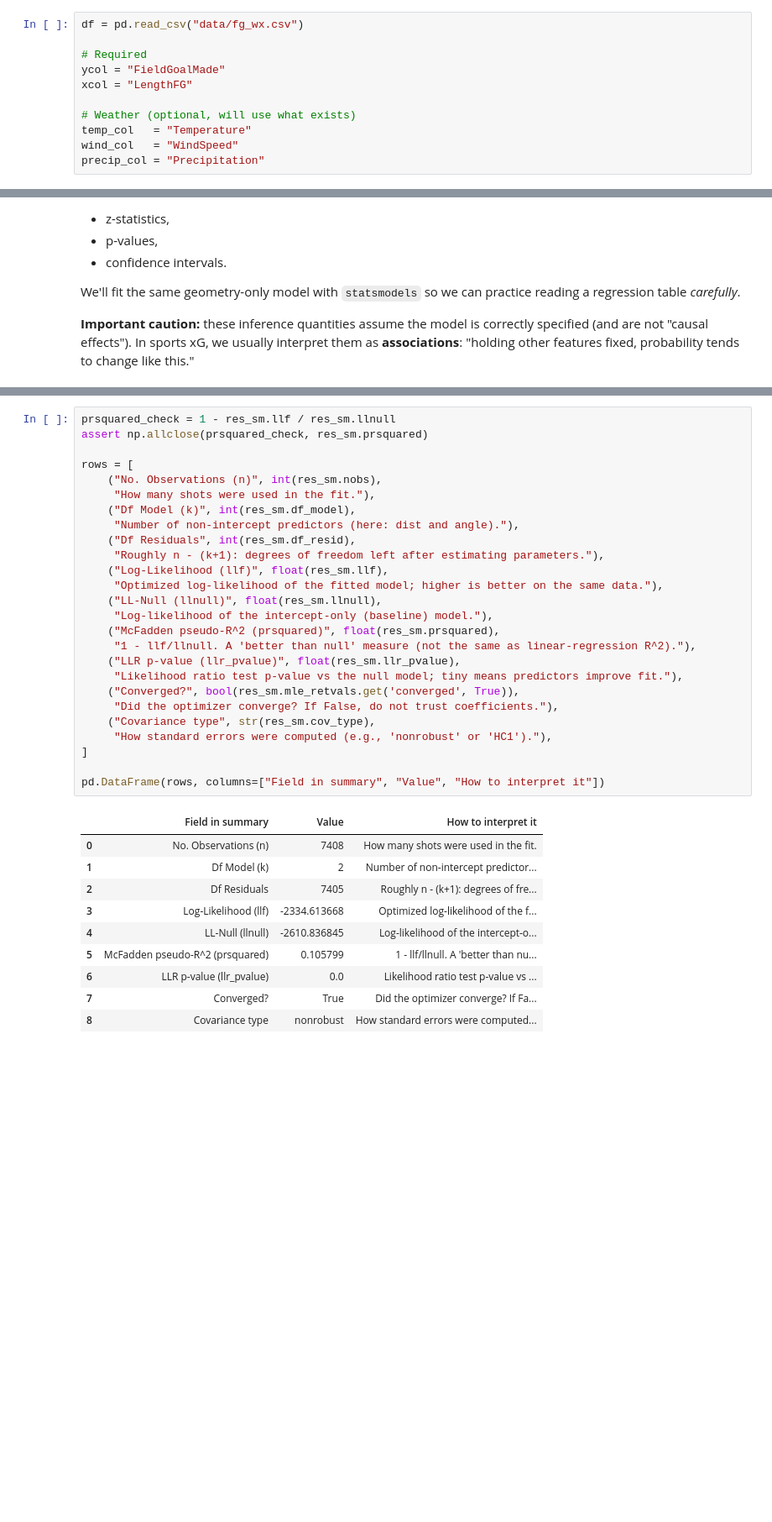
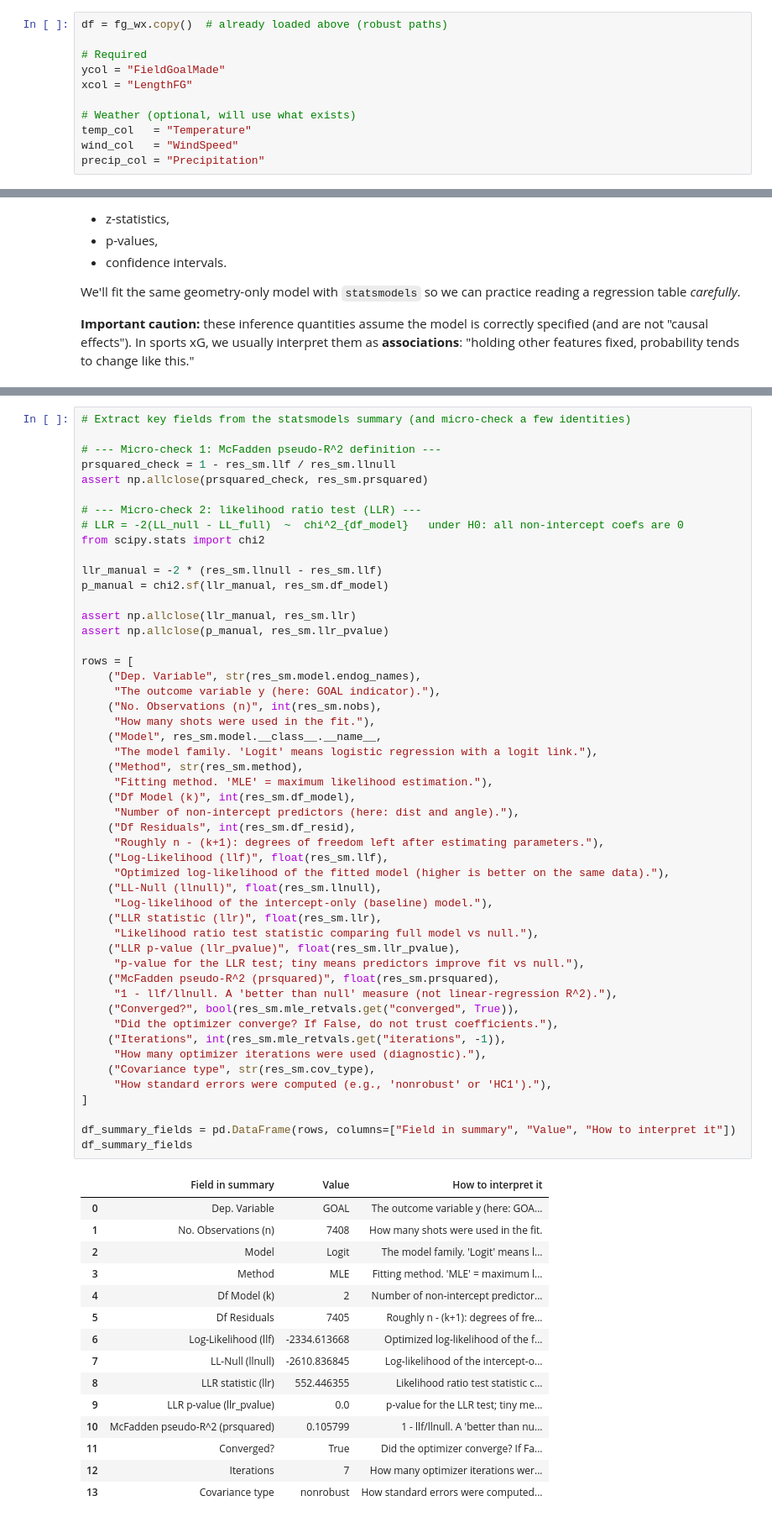
Before and after one commit to jkbren/cnet5442_sp26, a Jupyter notebook: notebooks/class_07/class_07_regression_03_expectation_logistic.ipynb, the cells around one changed output, grey strips where cells are left out. Shown at 84% size. Cells and saved outputs as stored; diff of their text form; blank space fills up the shorter version.

```diff
--- a/notebooks/class_07/class_07_regression_03_expectation_logistic.ipynb
+++ b/notebooks/class_07/class_07_regression_03_expectation_logistic.ipynb
@@ -457,7 +607,7 @@ Two things to look for:
 
 We standardize continuous predictors (so coefficients correspond to a one-standard-deviation change) and report **odds ratios** to keep interpretation concrete.
 # %%
-df = pd.read_csv("data/fg_wx.csv")
+df = fg_wx.copy()  # already loaded above (robust paths)
 
 # Required
 ycol = "FieldGoalMade"
@@ -2399,37 +2567,66 @@ Next we'll compute odds ratios, confidence intervals, and a few "plain English"
 # %%
+# Extract key fields from the statsmodels summary (and micro-check a few identities)
+
+# --- Micro-check 1: McFadden pseudo-R^2 definition ---
 prsquared_check = 1 - res_sm.llf / res_sm.llnull
 assert np.allclose(prsquared_check, res_sm.prsquared)
 
+# --- Micro-check 2: likelihood ratio test (LLR) ---
+# LLR = -2(LL_null - LL_full)  ~  chi^2_{df_model}   under H0: all non-intercept coefs are 0
+from scipy.stats import chi2
+
+llr_manual = -2 * (res_sm.llnull - res_sm.llf)
+p_manual = chi2.sf(llr_manual, res_sm.df_model)
+
+assert np.allclose(llr_manual, res_sm.llr)
+assert np.allclose(p_manual, res_sm.llr_pvalue)
+
 rows = [
+    ("Dep. Variable", str(res_sm.model.endog_names),
+     "The outcome variable y (here: GOAL indicator)."),
     ("No. Observations (n)", int(res_sm.nobs),
      "How many shots were used in the fit."),
+    ("Model", res_sm.model.__class__.__name__,
+     "The model family. 'Logit' means logistic regression with a logit link."),
+    ("Method", str(res_sm.method),
+     "Fitting method. 'MLE' = maximum likelihood estimation."),
     ("Df Model (k)", int(res_sm.df_model),
      "Number of non-intercept predictors (here: dist and angle)."),
     ("Df Residuals", int(res_sm.df_resid),
      "Roughly n - (k+1): degrees of freedom left after estimating parameters."),
     ("Log-Likelihood (llf)", float(res_sm.llf),
-     "Optimized log-likelihood of the fitted model; higher is better on the same data."),
+     "Optimized log-likelihood of the fitted model (higher is better on the same data)."),
     ("LL-Null (llnull)", float(res_sm.llnull),
      "Log-likelihood of the intercept-only (baseline) model."),
+    ("LLR statistic (llr)", float(res_sm.llr),
+     "Likelihood ratio test statistic comparing full model vs null."),
+    ("LLR p-value (llr_pvalue)", float(res_sm.llr_pvalue),
+     "p-value for the LLR test; tiny means predictors improve fit vs null."),
     ("McFadden pseudo-R^2 (prsquared)", float(res_sm.prsquared),
-     "1 - llf/llnull. A 'better than null' measure (not the same as linear-regression R^2)."),
-    ("LLR p-value (llr_pvalue)", float(res_sm.llr_pvalue),
-     "Likelihood ratio test p-value vs the null model; tiny means predictors improve fit."),
-    ("Converged?", bool(res_sm.mle_retvals.get('converged', True)),
+     "1 - llf/llnull. A 'better than null' measure (not linear-regression R^2)."),
+    ("Converged?", bool(res_sm.mle_retvals.get("converged", True)),
      "Did the optimizer converge? If False, do not trust coefficients."),
+    ("Iterations", int(res_sm.mle_retvals.get("iterations", -1)),
+     "How many optimizer iterations were used (diagnostic)."),
     ("Covariance type", str(res_sm.cov_type),
      "How standard errors were computed (e.g., 'nonrobust' or 'HC1')."),
 ]
 
-pd.DataFrame(rows, columns=["Field in summary", "Value", "How to interpret it"])
+df_summary_fields = pd.DataFrame(rows, columns=["Field in summary", "Value", "How to interpret it"])
+df_summary_fields
 # %% [output]
 |  | Field in summary | Value | How to interpret it |
-| 0 | No. Observations (n) | 7408 | How many shots were used in the fit. |
-| 1 | Df Model (k) | 2 | Number of non-intercept predictor... |
-| 2 | Df Residuals | 7405 | Roughly n - (k+1): degrees of fre... |
-| 3 | Log-Likelihood (llf) | -2334.613668 | Optimized log-likelihood of the f... |
-| 4 | LL-Null (llnull) | -2610.836845 | Log-likelihood of the intercept-o... |
-| 5 | McFadden pseudo-R^2 (prsquared) | 0.105799 | 1 - llf/llnull. A 'better than nu... |
-| 6 | LLR p-value (llr_pvalue) | 0.0 | Likelihood ratio test p-value vs ... |
-| 7 | Converged? | True | Did the optimizer converge? If Fa... |
-| 8 | Covariance type | nonrobust | How standard errors were computed... |
+| 0 | Dep. Variable | GOAL | The outcome variable y (here: GOA... |
+| 1 | No. Observations (n) | 7408 | How many shots were used in the fit. |
+| 2 | Model | Logit | The model family. 'Logit' means l... |
+| 3 | Method | MLE | Fitting method. 'MLE' = maximum l... |
+| 4 | Df Model (k) | 2 | Number of non-intercept predictor... |
+| 5 | Df Residuals | 7405 | Roughly n - (k+1): degrees of fre... |
+| 6 | Log-Likelihood (llf) | -2334.613668 | Optimized log-likelihood of the f... |
+| 7 | LL-Null (llnull) | -2610.836845 | Log-likelihood of the intercept-o... |
+| 8 | LLR statistic (llr) | 552.446355 | Likelihood ratio test statistic c... |
+| 9 | LLR p-value (llr_pvalue) | 0.0 | p-value for the LLR test; tiny me... |
+| 10 | McFadden pseudo-R^2 (prsquared) | 0.105799 | 1 - llf/llnull. A 'better than nu... |
+| 11 | Converged? | True | Did the optimizer converge? If Fa... |
+| 12 | Iterations | 7 | How many optimizer iterations wer... |
+| 13 | Covariance type | nonrobust | How standard errors were computed... |
```
Also changed, not shown: parts of 33 cells of this notebook, 4 other files.
